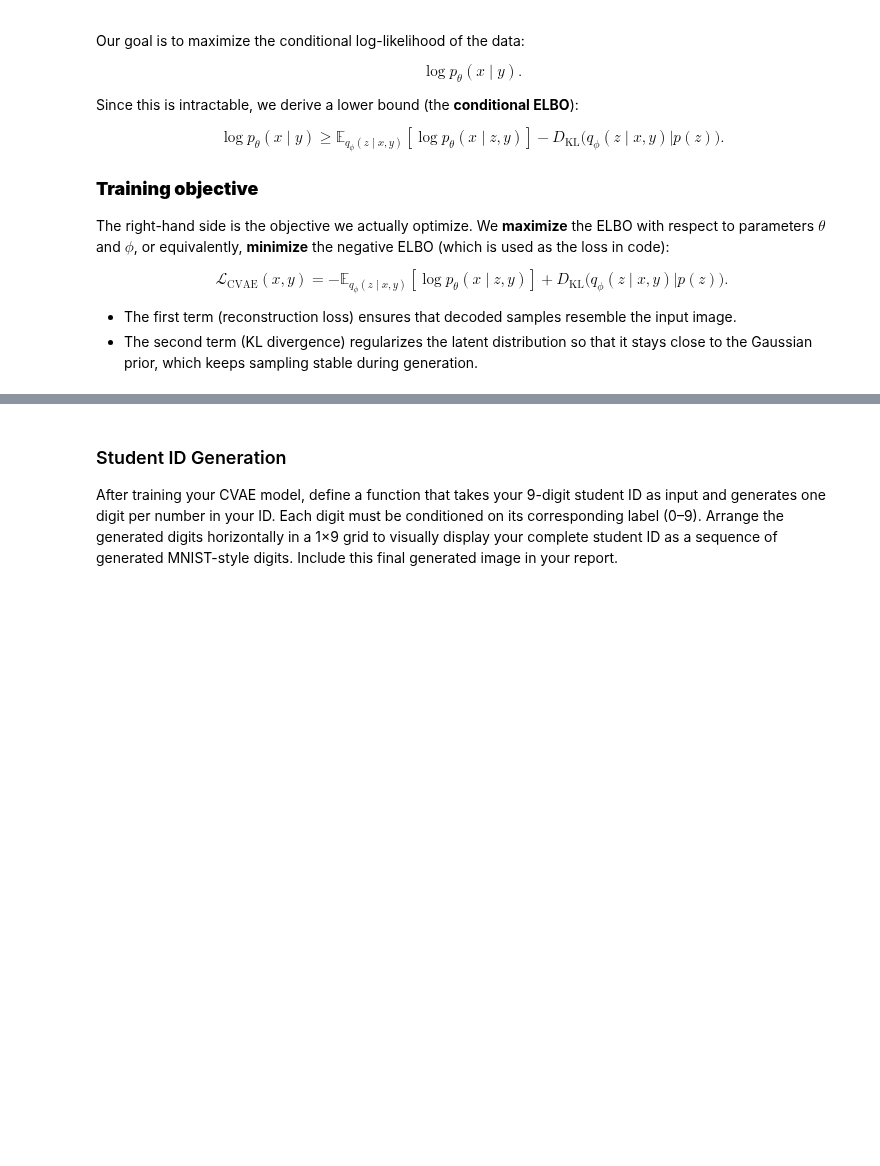
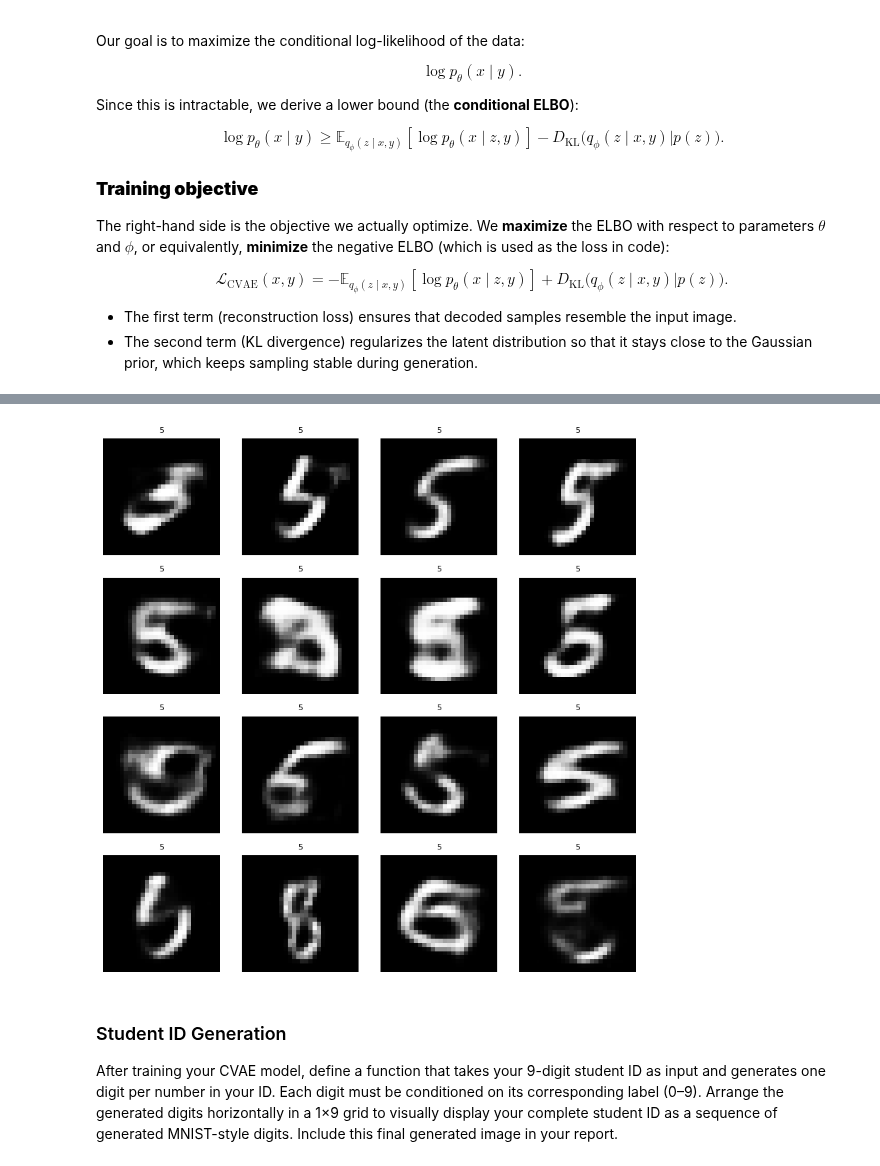
Before and after one commit to ParsaGhezelbash/Deep-Generative-Models, a Jupyter notebook: HW/HW 2/CHW2.ipynb, the cells around one changed output, grey strips where cells are left out. Saved outputs shown, nothing was run; the diff lists cells and outputs as text; code cells hidden in the pictures; blank space fills up the shorter version.

```diff
--- a/HW/HW 2/CHW2.ipynb
+++ b/HW/HW 2/CHW2.ipynb
@@ -783,7 +786,7 @@ batch_size = 128
 train_loader = DataLoader(dataset, batch_size=batch_size, shuffle=True)
 device = torch.device("cuda" if torch.cuda.is_available() else "cpu")
 model = CVAE(y_dim=10, z_dim=20).to(device)
-optimizer = torch.optim.Adam(model.parameters(), lr=1e-3)
+optimizer = torch.optim.Adam(model.parameters(), lr=3e-3)
 
 epochs = 10
 ### don't edit this !!!
@@ -812,21 +826,23 @@ for epoch in range(1, epochs+1):
 # %%
 # model inferencing
 model.eval()
 with torch.no_grad():
     # choose the digit you want to generate
-    digit = 7   # for example, "2"
+    digit = 5   # for example, "2"
     n = 16
     y = torch.zeros(n, 10).to(device)
     y[:, digit] = 1
 
     # match the latent size to your model (z_dim=32)
     z = torch.randn(n, 20).to(device)
 
     # decode to images
     x_gen = model.decoder(z, y).cpu()
 
 # visualize
 show_grid([img for img in x_gen], titles=[str(digit)]*16, nrows=4, ncols=4)
+# %% [output]
+[figure, added]
 # %% [markdown]
 ### Student ID Generation
 After training your CVAE model, define a function that takes your 9-digit student ID as input and generates one digit per number in your ID. Each digit must be conditioned on its corresponding label (0–9). Arrange the generated digits horizontally in a 1×9 grid to visually display your complete student ID as a sequence of generated MNIST-style digits. Include this final generated image in your report.
```
Also changed, not shown: parts of 5 cells of this notebook.
